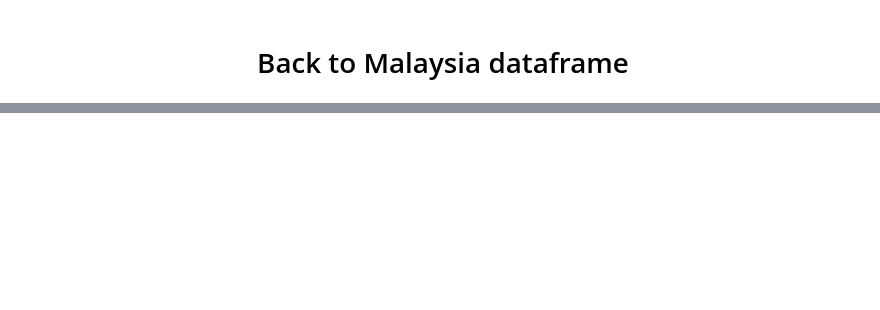
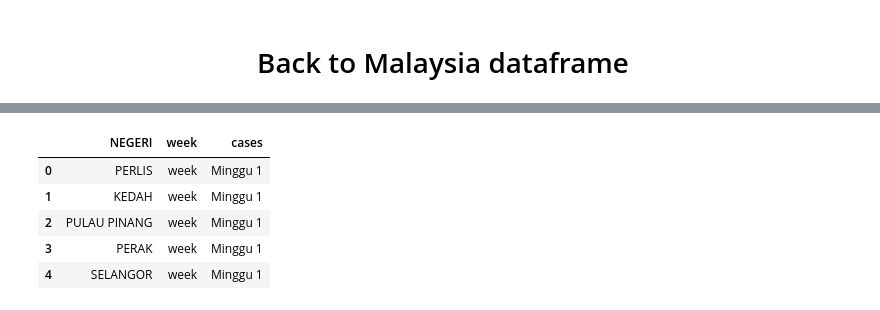
Before and after one commit to wwcodesg/DataScraping, a Jupyter notebook: notebooks/2_Cleaning/Data Cleaning - MY.ipynb, the cells around one changed output, grey strips where cells are left out. Cells and saved outputs as stored; diff of their text form; code cells hidden in the pictures; blank space fills up the shorter version.

```diff
--- a/notebooks/2_Cleaning/Data Cleaning - MY.ipynb
+++ b/notebooks/2_Cleaning/Data Cleaning - MY.ipynb
@@ -38,3 +94,13 @@ df.head()
+# %%
+df= df.dropna()
+df.head()
+# %% [output]
+|  | NEGERI | week | cases |
+| 0 | PERLIS | week | Minggu 1 |
+| 1 | KEDAH | week | Minggu 1 |
+| 2 | PULAU PINANG | week | Minggu 1 |
+| 3 | PERAK | week | Minggu 1 |
+| 4 | SELANGOR | week | Minggu 1 |
 # %%
 df['year'] = 2010
 df['country'] = 'Malaysia'
```
Also changed, not shown: parts of 11 cells of this notebook, 2 other files.
